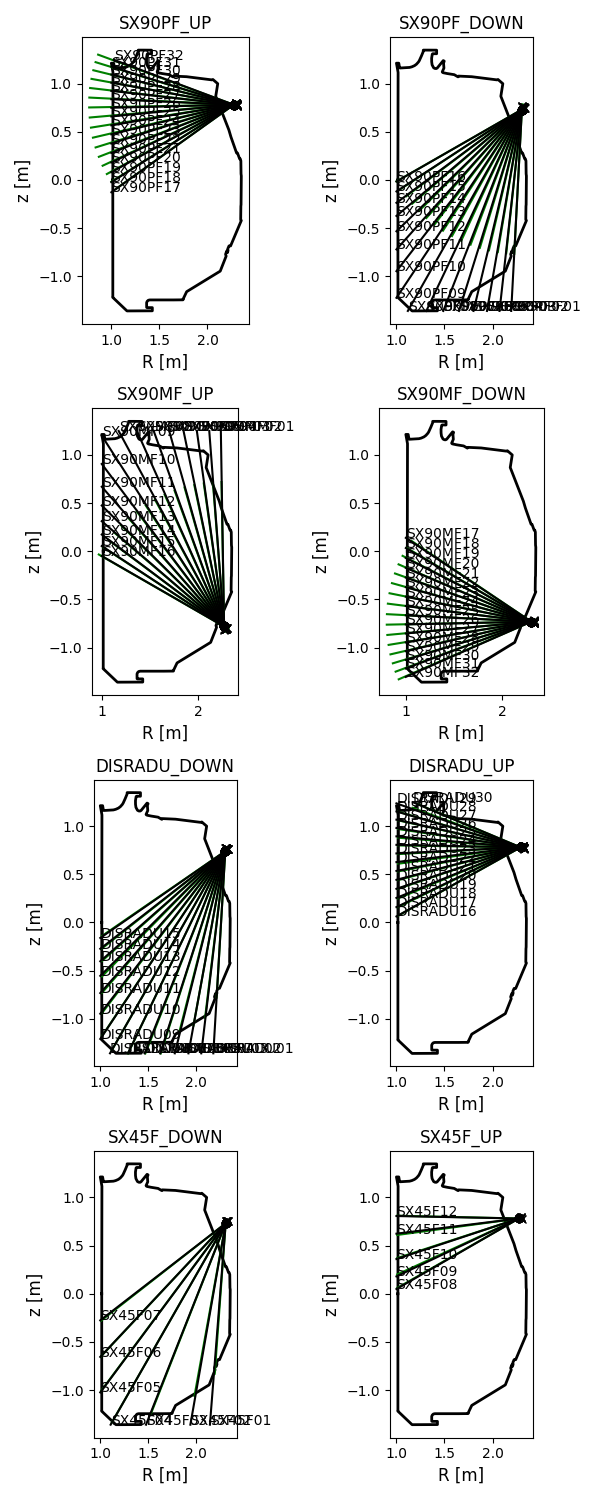
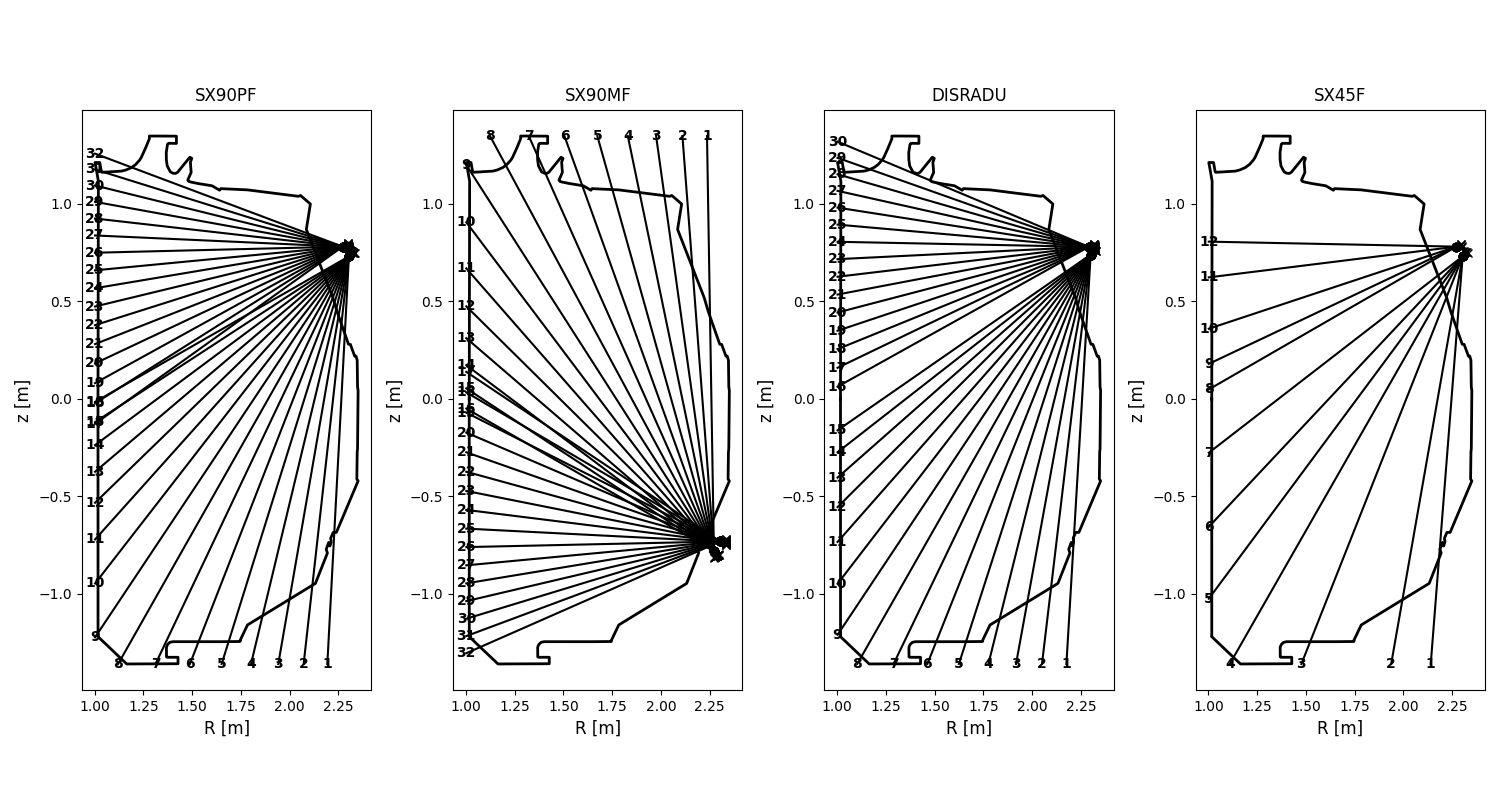
Unified diff of the notebook cell whose output changed from the first chart to the second:
--- before
+++ after
@@ -1,31 +1,19 @@
-num_figs = len(tok.bolometers)
-num_rows = int(np.ceil(num_figs / 4)) 
-f = plt.figure(figsize=(6, 15))
-for ii, bolo in enumerate(tok.bolometers):
+if tok.info is not None:
+    # Each bolometer can be within a bolometer group. This is done to account for multiple foils within
+    # the same overall structure. Example: DIII-D has two diode arrays for SX90PF. 
+    boloGroups = tok.info["Bolometer Groups"]
+    bolometers = tok.bolometers
 
-    f_ = f.add_subplot(int(num_figs / num_rows),2, ii + 1)
+    num_figs = len(boloGroups)
+    num_rows = int(np.ceil(num_figs / 4))  # no more than 4 across
+    f = plt.figure(figsize=(15, 8))
+    initilized = False
 
-    tok._plot_first_wall(f_)
-    if "r0" in bolo.info:
-        r0, z0, rf, zf = (
-            bolo.info["r0"],
-            bolo.info["z0"],
-            bolo.info["rf"],
-            bolo.info["zf"],
-        )
-        f_.plot([r0, rf], [z0, zf], color="green")
-    for foil in bolo.bolometer_camera:
-        slit_centre = foil.slit.centre_point
-        slit_centre_rz = point3d_to_rz(slit_centre)
-        f_.plot(slit_centre_rz[0], slit_centre_rz[1], "ko")
-        origin, hit, _ = foil.trace_sightline()
-        centre_rz = point3d_to_rz(foil.centre_point)
-        f_.plot(centre_rz[0], centre_rz[1], "kx")
-        origin_rz = point3d_to_rz(origin)
-        hit_rz = point3d_to_rz(hit)
-        f_.plot([origin_rz[0], hit_rz[0]], [origin_rz[1], hit_rz[1]], "k")
-        f_.text(hit_rz[0], hit_rz[1], foil.name)
-    f_.set_title(bolo.name)
+    # --- Loop over each bolometer group
+    for ii, boloGroup in enumerate(boloGroups):
+        f_ = f.add_subplot(num_rows, int(num_figs / num_rows), ii + 1)
+        tok._plot_first_wall(f_)
+        tok._plot_bolometers(f_, boloGroupName=boloGroup)
 
-plt.tight_layout()
-plt.show()
+    plt.tight_layout()
+    plt.show()

Commit: updated sxrChordPlotter.ipynb with new plotting definitions